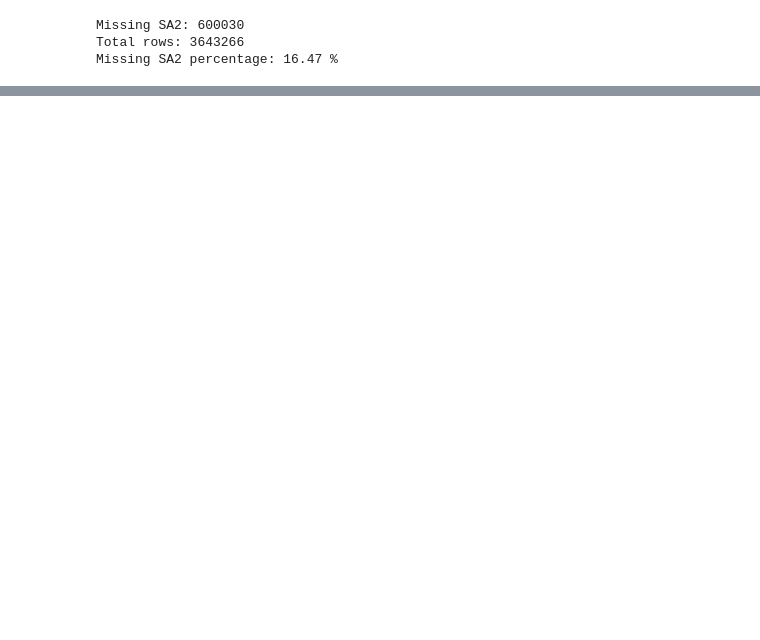
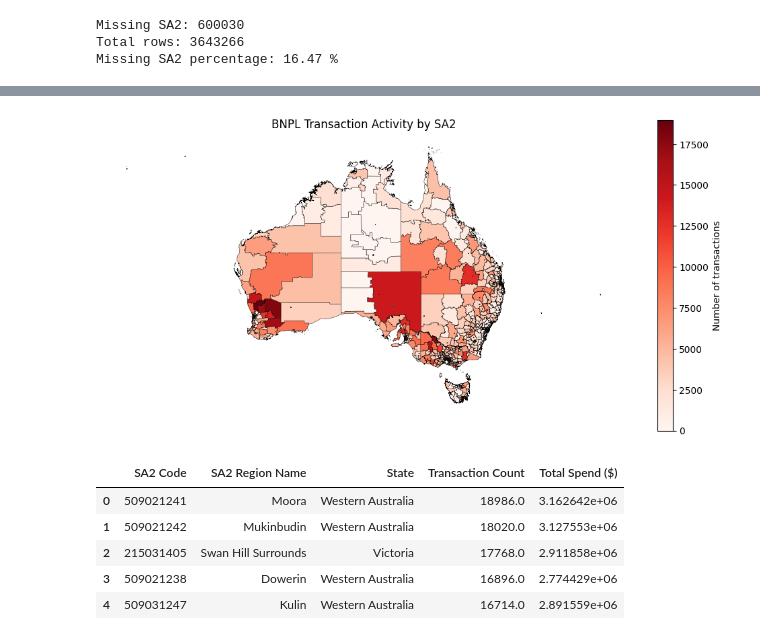
Before and after one commit to bambasp1s/MAST30034_Project_2, a Jupyter notebook: notebooks/visualisation.ipynb, the cells around one changed output, grey strips where cells are left out. Drawn from its saved outputs; the diff is of its cells as text; code cells hidden in the pictures; blank space fills up the shorter version.

```diff
--- a/notebooks/visualisation.ipynb
+++ b/notebooks/visualisation.ipynb
@@ -249,0 +181,67 @@ fig.show()
+# %%
+# Aggregating the transaction level data into a SA2 region level dataset
+sa2_level = (
+    curated_df.dropna(subset=[SA2_COL])
+    .groupby(SA2_COL)
+    .agg(
+        transaction_count=("order_id", "count"),
+        total_spend=("dollar_value", "sum"),
+        average_transaction_value=("dollar_value", "mean"),
+        unique_consumers=("consumer_id", "nunique")
+    )
+    .reset_index()
+)
+
+sa2_level.head()
+
+# Merging the SA2 level dataset with the SA2 boundaries data on the SA2 region index
+geo_data = sa2_boundaries.merge(
+    sa2_level,
+    left_on=BOUNDARY_SA2_COL,
+    right_on=SA2_COL,
+    how="left"
+)
+
+geo_data["transaction_count"] = (
+    geo_data["transaction_count"].fillna(0)
+)
+
+print(geo_data.info())
+print(geo_data.shape)
+print(geo_data[["transaction_count", "total_spend"]].describe())
+
+
+# Producing the geo spatial chlorpleth for transaction activity by SA2 regions
+fig, ax = plt.subplots(1, 1, figsize=(10, 8))
+
+geo_data.plot(
+    column="transaction_count",
+    cmap="Reds",
+    linewidth=0.3,
+    edgecolor="black",
+    legend=True,
+    ax=ax,
+    legend_kwds={
+        "label": "Number of transactions",
+        "shrink": 0.6
+    }
+)
+
+ax.set_title("BNPL Transaction Activity by SA2")
+ax.set_axis_off()
+plt.tight_layout()
+plt.show()
+
+# Extract and Display Top 5 SA2 Regions
+top_5_regions = (
+    geo_data
+    .nlargest(5, "transaction_count")
+    [["SA2_CODE21", "SA2_NAME21", "STE_NAME21", "transaction_count", "total_spend"]]
+    .reset_index(drop=True)
+)
+
+# Rename columns for presentation
+top_5_regions.columns = ["SA2 Code", "SA2 Region Name", "State", "Transaction Count", "Total Spend ($)"]
+
+top_5_regions
+# %% [output]
@@ -249,0 +265,7 @@ fig.show()
+[figure, added]
+|  | SA2 Code | SA2 Region Name | State | Transaction Count | Total Spend ($) |
+| 0 | 509021241 | Moora | Western Australia | 18986.0 | 3.162642e+06 |
+| 1 | 509021242 | Mukinbudin | Western Australia | 18020.0 | 3.127553e+06 |
+| 2 | 215031405 | Swan Hill Surrounds | Victoria | 17768.0 | 2.911858e+06 |
+| 3 | 509021238 | Dowerin | Western Australia | 16896.0 | 2.774429e+06 |
+| 4 | 509031247 | Kulin | Western Australia | 16714.0 | 2.891559e+06 |
```
Also changed, not shown: parts of 12 cells of this notebook.
